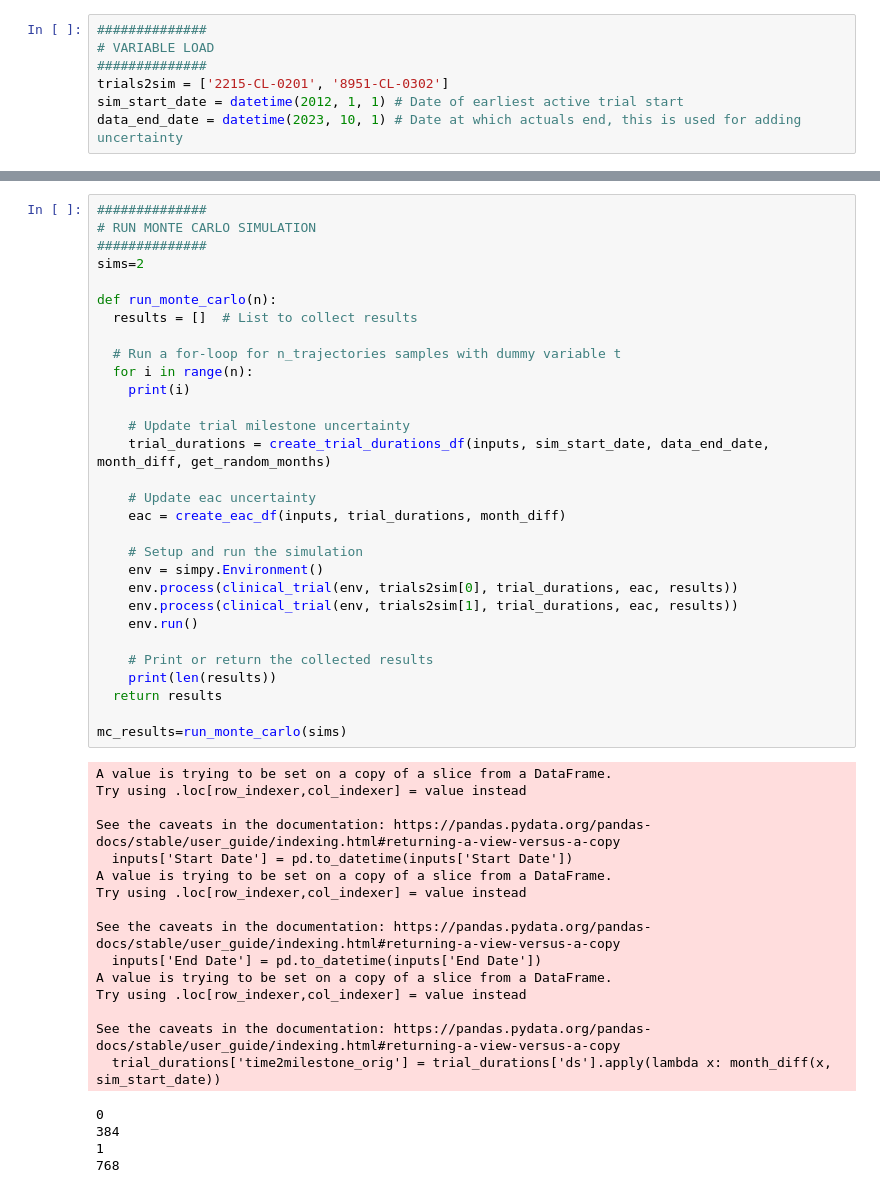
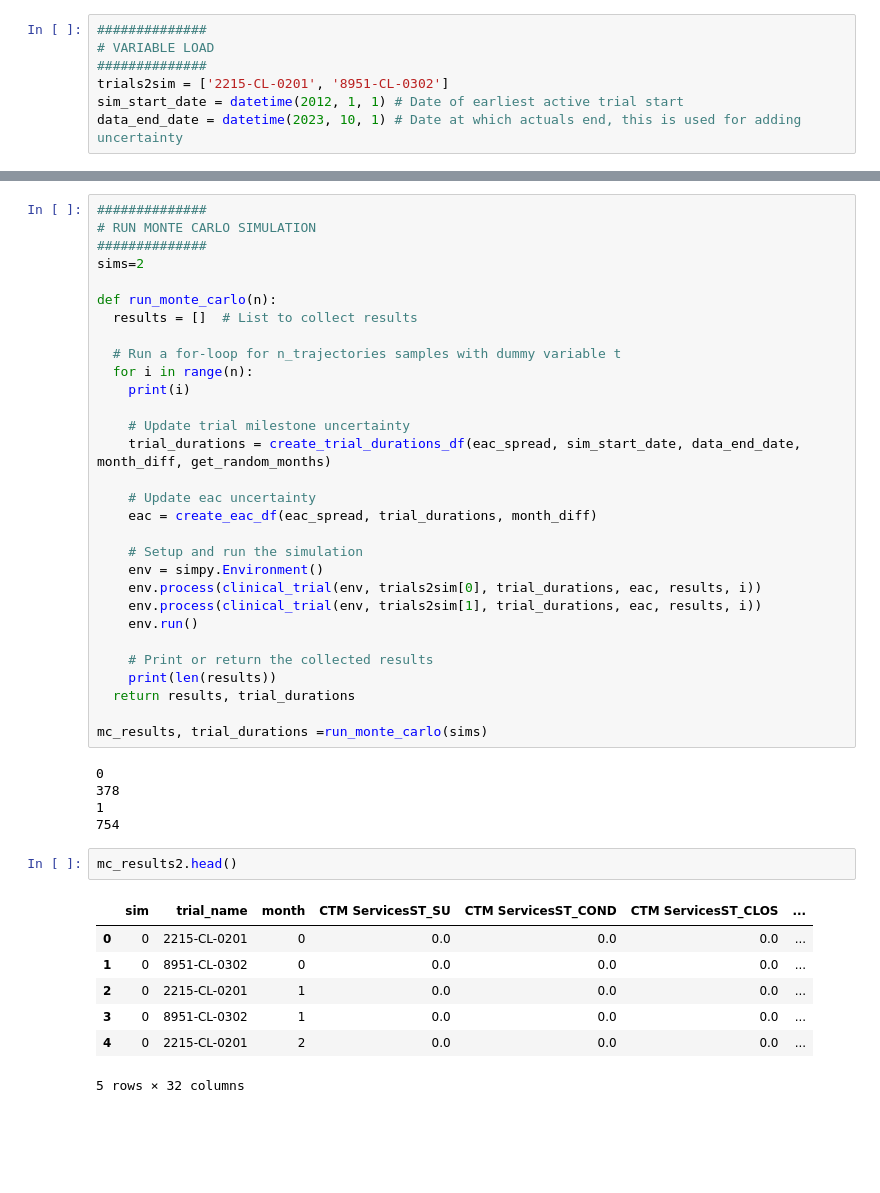
Before and after one commit to achett/clinical_trial_simulation, a Jupyter notebook: Trial_Cost_Sim_v1.ipynb, the cells around one changed output, grey strips where cells are left out. Saved outputs shown, nothing was run; the diff lists cells and outputs as text; blank space fills up the shorter version.

```diff
--- a/Trial_Cost_Sim_v1.ipynb
+++ b/Trial_Cost_Sim_v1.ipynb
@@ -191,42 +192,37 @@ def run_monte_carlo(n):
     print(i)
 
     # Update trial milestone uncertainty
-    trial_durations = create_trial_durations_df(inputs, sim_start_date, data_end_date, month_diff, get_random_months)
+    trial_durations = create_trial_durations_df(eac_spread, sim_start_date, data_end_date, month_diff, get_random_months)
 
     # Update eac uncertainty
-    eac = create_eac_df(inputs, trial_durations, month_diff)
+    eac = create_eac_df(eac_spread, trial_durations, month_diff)
 
     # Setup and run the simulation
     env = simpy.Environment()
-    env.process(clinical_trial(env, trials2sim[0], trial_durations, eac, results))
-    env.process(clinical_trial(env, trials2sim[1], trial_durations, eac, results))
+    env.process(clinical_trial(env, trials2sim[0], trial_durations, eac, results, i))
+    env.process(clinical_trial(env, trials2sim[1], trial_durations, eac, results, i))
     env.run()
 
     # Print or return the collected results
     print(len(results))
-  return results
+  return results, trial_durations
 
-mc_results=run_monte_carlo(sims)
+mc_results, trial_durations =run_monte_carlo(sims)
 # %% [output]
-A value is trying to be set on a copy of a slice from a DataFrame.
-Try using .loc[row_indexer,col_indexer] = value instead
-
-See the caveats in the documentation: https://pandas.pydata.org/pandas-docs/stable/user_guide/indexing.html#returning-a-view-versus-a-copy
-  inputs['Start Date'] = pd.to_datetime(inputs['Start Date'])
-A value is trying to be set on a copy of a slice from a DataFrame.
-Try using .loc[row_indexer,col_indexer] = value instead
-
-See the caveats in the documentation: https://pandas.pydata.org/pandas-docs/stable/user_guide/indexing.html#returning-a-view-versus-a-copy
-  inputs['End Date'] = pd.to_datetime(inputs['End Date'])
-A value is trying to be set on a copy of a slice from a DataFrame.
-Try using .loc[row_indexer,col_indexer] = value instead
-
-See the caveats in the documentation: https://pandas.pydata.org/pandas-docs/stable/user_guide/indexing.html#returning-a-view-versus-a-copy
-  trial_durations['time2milestone_orig'] = trial_durations['ds'].apply(lambda x: month_diff(x, sim_start_date))
+0
+378
+1
+754
-0
-384
-1
-768
+# %%
+mc_results2.head()
+# %% [output]
+|  | sim | trial_name | month | CTM ServicesST_SU | CTM ServicesST_COND | CTM ServicesST_CLOS | ... |
+| 0 | 0 | 2215-CL-0201 | 0 | 0.0 | 0.0 | 0.0 | ... |
+| 1 | 0 | 8951-CL-0302 | 0 | 0.0 | 0.0 | 0.0 | ... |
+| 2 | 0 | 2215-CL-0201 | 1 | 0.0 | 0.0 | 0.0 | ... |
+| 3 | 0 | 8951-CL-0302 | 1 | 0.0 | 0.0 | 0.0 | ... |
+| 4 | 0 | 2215-CL-0201 | 2 | 0.0 | 0.0 | 0.0 | ... |
+5 rows × 32 columns
 # %%
 ##############
 # PROCESS OUTPUT
```
Also changed, not shown: parts of 11 cells of this notebook.
